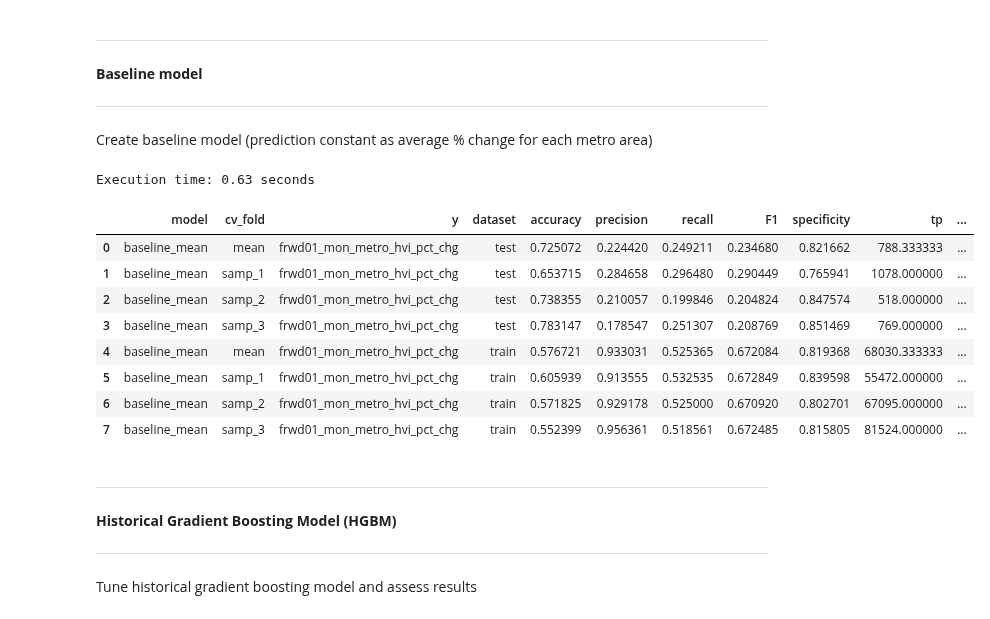
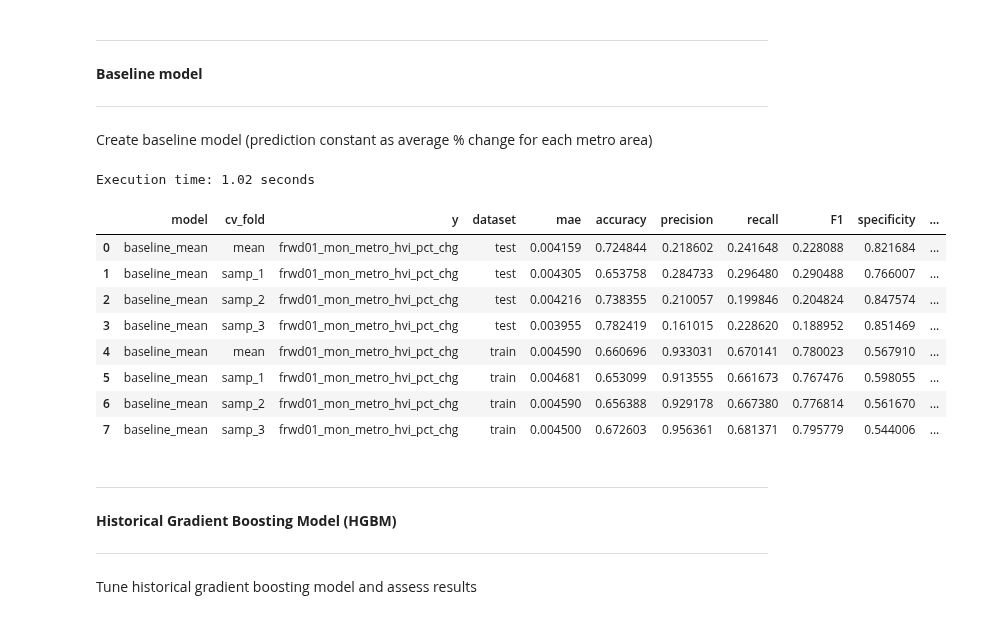
Before and after one commit to boc410/Home-Value-Index-Prediction, a Jupyter notebook: Notebooks/Supervised Learning.ipynb, the cells around one changed output. Drawn from its saved outputs; the diff is of its cells as text; code cells hidden in the pictures.

```diff
--- a/Notebooks/Supervised Learning.ipynb
+++ b/Notebooks/Supervised Learning.ipynb
@@ -65,11 +66,12 @@ class confusion_matrix_class:
 compare_df = pd.DataFrame()
 
 #create function to produce consistent results for comparison across models
-def create_results_record(model, cv_fold, y_var, dataset, cm):
+def create_results_record(model, cv_fold, y_var, dataset, cm, error):
     new_record_dict = {'model': model,
                       'cv_fold': cv_fold,
                       'y': y_var,
                       'dataset': dataset,
+                      'mae': error,
                       'accuracy': cm.accuracy,
                       'precision': cm.precision,
                       'recall': cm.recall,
@@ -116,6 +118,7 @@ def HGBR(cv_fold,
     y_test = test_df[y_var]
     test_score = hgbr.score(X_test, y_test)
     y_pred = hgbr.predict(X_test)
+    error = mae(y_test, y_pred)
 
     #create categorization of prediction
     results_index = test_df[X_vars[:7]].reset_index()
@@ -133,7 +136,8 @@ def HGBR(cv_fold,
                                        cv_fold=fold,
                                        y_var=y_var,
                                        dataset='test',
-                                       cm=hgbr_cm)
+                                       cm=hgbr_cm,
+                                       error=error)
 
     HGBR_results_df = pd.concat([HGBR_results_df, pd.DataFrame([new_record])], ignore_index=True).drop_duplicates()
     HGBR_results_df[['tp','fp','fn','tn']] = HGBR_results_df[['tp','fp','fn','tn']].astype(int)
@@ -239,8 +241,8 @@ for i in range(len(cv_folds)):
     #set datasets for cross validation fold
     cv_fold = cv_folds.loc[i]
     fold = cv_fold['fold']
-    train_df = sample_dfs[cv_fold['train_df']]
-    test_df = sample_dfs[cv_fold['test_df']]
+    train_df = sample_dfs[cv_fold['train_df']].dropna(subset=y_var)
+    test_df = sample_dfs[cv_fold['test_df']].dropna(subset=y_var)
 
     #train model
     baseline_y_pred = train_df.groupby('metro_id')[y_var].agg(['mean','median']).reset_index()
@@ -250,12 +252,14 @@ for i in range(len(cv_folds)):
     train_df['y_true'] = np.where(train_df[y_var] >= 0, 0, 1)
     train_df['y_pred'] = np.where(train_df['mean'] >= 0, 0, 1)
     baseline_cm = confusion_matrix_class(confusion_matrix(train_df['y_true'], train_df['y_pred']))
+    train_error = mae(train_df[y_var],train_df['mean'])
 
     new_record = create_results_record(model="baseline_mean",
                                        cv_fold=fold,
                                        y_var=y_var,
                                        dataset="train",
-                                       cm=baseline_cm)
+                                       cm=baseline_cm,
+                                       error=train_error)
     baseline_results_df = pd.concat([baseline_results_df, pd.DataFrame([new_record])], ignore_index=True)
 
     #test model
@@ -263,44 +267,46 @@ for i in range(len(cv_folds)):
     test_df['y_true'] = np.where(test_df[y_var] >= 0, 1, 0)
     test_df['y_pred'] = np.where(test_df['mean'] >= 0, 1, 0)
     baseline_cm = confusion_matrix_class(confusion_matrix(test_df['y_true'], test_df['y_pred']))
+    test_error = mae(test_df[y_var],test_df['mean'])
 
     new_record = create_results_record(model="baseline_mean",
                                        cv_fold=fold,
                                        y_var=y_var,
                                        dataset="test",
-                                       cm=baseline_cm)
+                                       cm=baseline_cm,
+                                       error=test_error)
     baseline_results_df = pd.concat([baseline_results_df, pd.DataFrame([new_record])], ignore_index=True)
 
 
 mean_df = baseline_results_df.groupby(['model','y','dataset'])[baseline_results_df.select_dtypes(include=np.number).columns.tolist()].mean().reset_index()
 mean_df['cv_fold'] = 'mean'
 
 baseline_results_df = pd.concat([baseline_results_df, mean_df], ignore_index=True)
 baseline_results_df = baseline_results_df.sort_values(['dataset','y','cv_fold']).drop_duplicates(subset=['cv_fold','y','dataset']).reset_index().drop(columns='index')
 
 compare_df = pd.concat([compare_df,
                         baseline_results_df[(baseline_results_df['cv_fold'] == 'mean') &
                                             (baseline_results_df['dataset'] == 'test')]],
                        axis=0)
 compare_df[['tp','fp','fn','tn']] = compare_df[['tp','fp','fn','tn']].astype(int)
 compare_df = compare_df.drop_duplicates()
 
 end_time = time.time()
 execution_duration = end_time - start_time
 print(f"Execution time: {execution_duration:.2f} seconds")
 
 baseline_results_df
 # %% [output]
-Execution time: 0.63 seconds
+Execution time: 1.02 seconds
-|  | model | cv_fold | y | dataset | accuracy | precision | recall | F1 | specificity | tp | ... |
-| 0 | baseline_mean | mean | frwd01_mon_metro_hvi_pct_chg | test | 0.725072 | 0.224420 | 0.249211 | 0.234680 | 0.821662 | 788.333333 | ... |
-| 1 | baseline_mean | samp_1 | frwd01_mon_metro_hvi_pct_chg | test | 0.653715 | 0.284658 | 0.296480 | 0.290449 | 0.765941 | 1078.000000 | ... |
-| 2 | baseline_mean | samp_2 | frwd01_mon_metro_hvi_pct_chg | test | 0.738355 | 0.210057 | 0.199846 | 0.204824 | 0.847574 | 518.000000 | ... |
-| 3 | baseline_mean | samp_3 | frwd01_mon_metro_hvi_pct_chg | test | 0.783147 | 0.178547 | 0.251307 | 0.208769 | 0.851469 | 769.000000 | ... |
-| 4 | baseline_mean | mean | frwd01_mon_metro_hvi_pct_chg | train | 0.576721 | 0.933031 | 0.525365 | 0.672084 | 0.819368 | 68030.333333 | ... |
-| 5 | baseline_mean | samp_1 | frwd01_mon_metro_hvi_pct_chg | train | 0.605939 | 0.913555 | 0.532535 | 0.672849 | 0.839598 | 55472.000000 | ... |
-| 6 | baseline_mean | samp_2 | frwd01_mon_metro_hvi_pct_chg | train | 0.571825 | 0.929178 | 0.525000 | 0.670920 | 0.802701 | 67095.000000 | ... |
-| 7 | baseline_mean | samp_3 | frwd01_mon_metro_hvi_pct_chg | train | 0.552399 | 0.956361 | 0.518561 | 0.672485 | 0.815805 | 81524.000000 | ... |
+|  | model | cv_fold | y | dataset | mae | accuracy | precision | recall | F1 | specificity | ... |
+| 0 | baseline_mean | mean | frwd01_mon_metro_hvi_pct_chg | test | 0.004159 | 0.724844 | 0.218602 | 0.241648 | 0.228088 | 0.821684 | ... |
+| 1 | baseline_mean | samp_1 | frwd01_mon_metro_hvi_pct_chg | test | 0.004305 | 0.653758 | 0.284733 | 0.296480 | 0.290488 | 0.766007 | ... |
+| 2 | baseline_mean | samp_2 | frwd01_mon_metro_hvi_pct_chg | test | 0.004216 | 0.738355 | 0.210057 | 0.199846 | 0.204824 | 0.847574 | ... |
+| 3 | baseline_mean | samp_3 | frwd01_mon_metro_hvi_pct_chg | test | 0.003955 | 0.782419 | 0.161015 | 0.228620 | 0.188952 | 0.851469 | ... |
+| 4 | baseline_mean | mean | frwd01_mon_metro_hvi_pct_chg | train | 0.004590 | 0.660696 | 0.933031 | 0.670141 | 0.780023 | 0.567910 | ... |
+| 5 | baseline_mean | samp_1 | frwd01_mon_metro_hvi_pct_chg | train | 0.004681 | 0.653099 | 0.913555 | 0.661673 | 0.767476 | 0.598055 | ... |
+| 6 | baseline_mean | samp_2 | frwd01_mon_metro_hvi_pct_chg | train | 0.004590 | 0.656388 | 0.929178 | 0.667380 | 0.776814 | 0.561670 | ... |
+| 7 | baseline_mean | samp_3 | frwd01_mon_metro_hvi_pct_chg | train | 0.004500 | 0.672603 | 0.956361 | 0.681371 | 0.795779 | 0.544006 | ... |
 # %% [markdown]
 *****
 **Historical Gradient Boosting Model (HGBM)**
```
Also changed, not shown: parts of 31 cells of this notebook.
